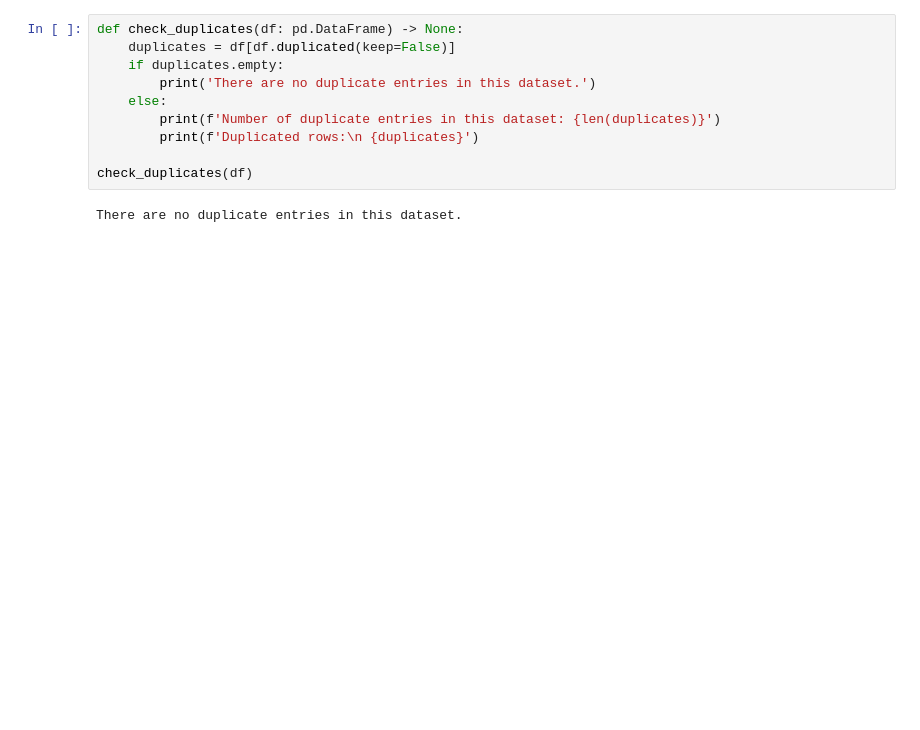
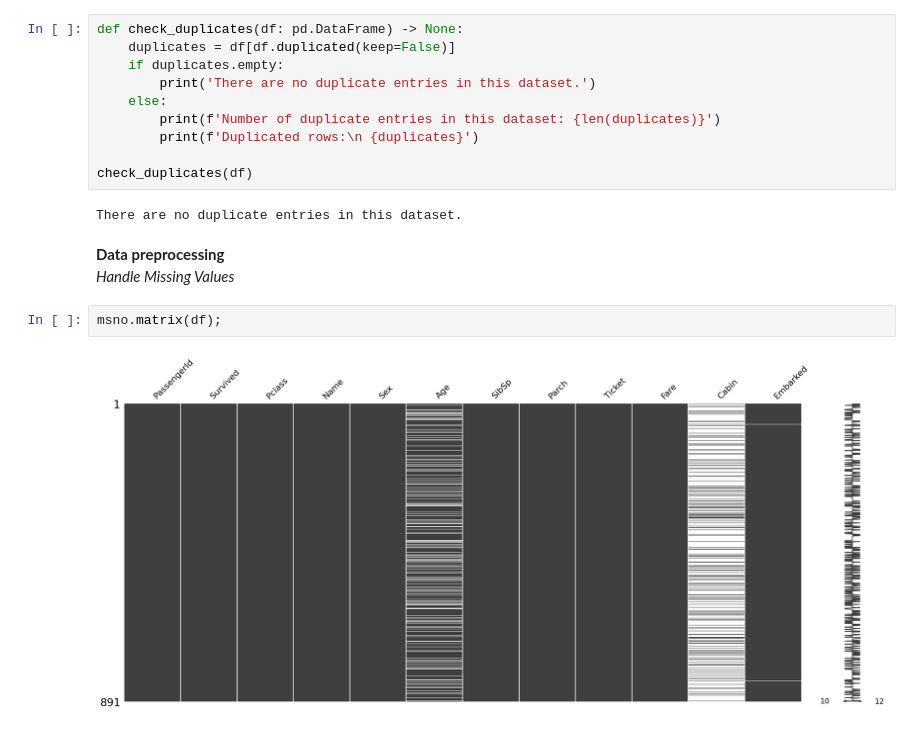
Before and after one commit to serverdaun/titanic_kaggle, a Jupyter notebook: main.py.ipynb, the cells around one changed output. Saved outputs shown, nothing was run; the diff lists cells and outputs as text; blank space fills up the shorter version.

```diff
--- a/main.py.ipynb
+++ b/main.py.ipynb
@@ -46,3 +71,11 @@ def check_duplicates(df: pd.DataFrame) -> None:
 check_duplicates(df)
 # %% [output]
 There are no duplicate entries in this dataset.
+# %% [markdown]
+**Data preprocessing**
+<br>
+*Handle Missing Values*
+# %%
+msno.matrix(df);
+# %% [output]
+[figure, added]
```
Also changed, not shown: parts of 21 cells of this notebook, 1 other file.
